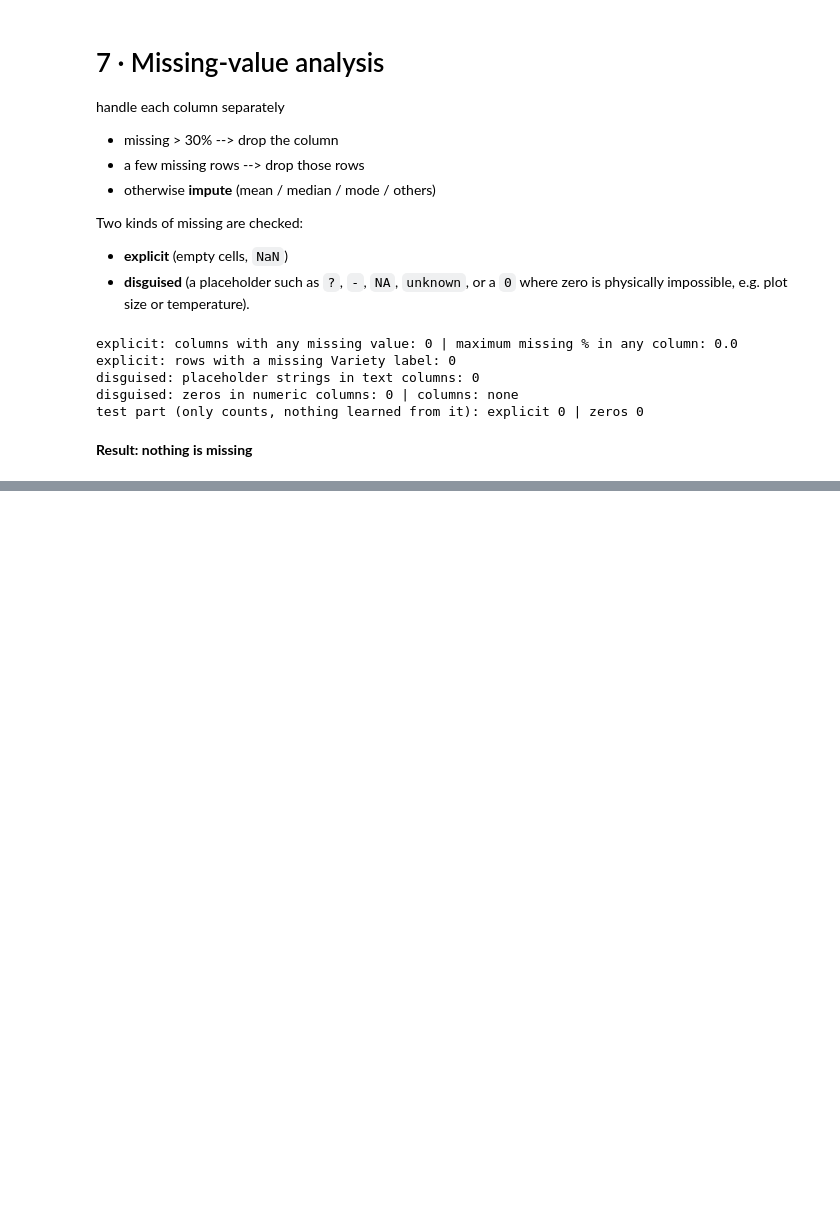
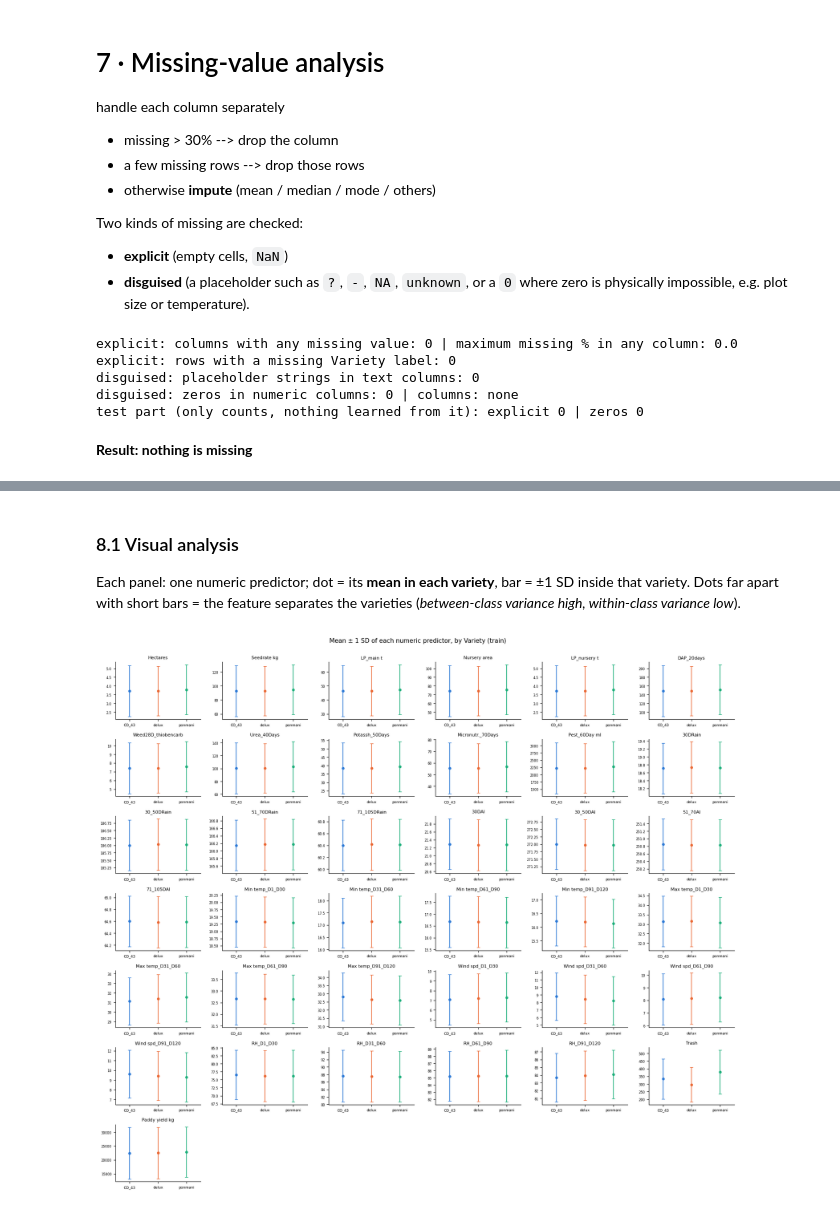
Before and after one commit to phattanaratjeedjeen-sudo/paddy, a Jupyter notebook: src/HW02_6810.ipynb, the cells around one changed output, grey strips where cells are left out. Saved outputs shown, nothing was run; the diff lists cells and outputs as text; code cells hidden in the pictures; blank space fills up the shorter version.

```diff
--- a/src/HW02_6810.ipynb
+++ b/src/HW02_6810.ipynb
@@ -580,0 +584,14 @@ test part (only counts, nothing learned from it): explicit 0 | zeros 0
+# %% [markdown]
+### 8.1 Visual analysis
+Each panel: one numeric predictor; dot = its **mean in each variety**, bar = ±1 SD inside that variety. Dots far apart with short bars = the feature separates the varieties (*between-class variance high, within-class variance low*).
+# %%
+fig, ax = grid(len(NUM), 6, 2.7, 2.0)
+cols3 = [BLUE, ORANGE, AQUA]
+for a, c in zip(ax, NUM):
+    m = tr.groupby(TARGET)[c].mean().reindex(CLASSES); s = tr.groupby(TARGET)[c].std().reindex(CLASSES)
+    for i, k in enumerate(CLASSES): a.errorbar(i, m[k], yerr=s[k], fmt='o', color=cols3[i], ms=4, capsize=3, lw=1.2)
+    a.set_xticks(range(3)); a.set_xticklabels(['CO_43', 'delux', 'ponmani'], fontsize=6.5); a.set_xlim(-0.5, 2.5)
+    a.set_title(short(c), fontsize=8); a.tick_params(axis='y', labelsize=6); a.grid(False)
+plt.suptitle('Mean ± 1 SD of each numeric predictor, by Variety (train)', y=1.0, fontsize=11); plt.tight_layout(); plt.show()
+# %% [output]
+[figure, added]
```
Also changed, not shown: parts of 7 cells of this notebook.
